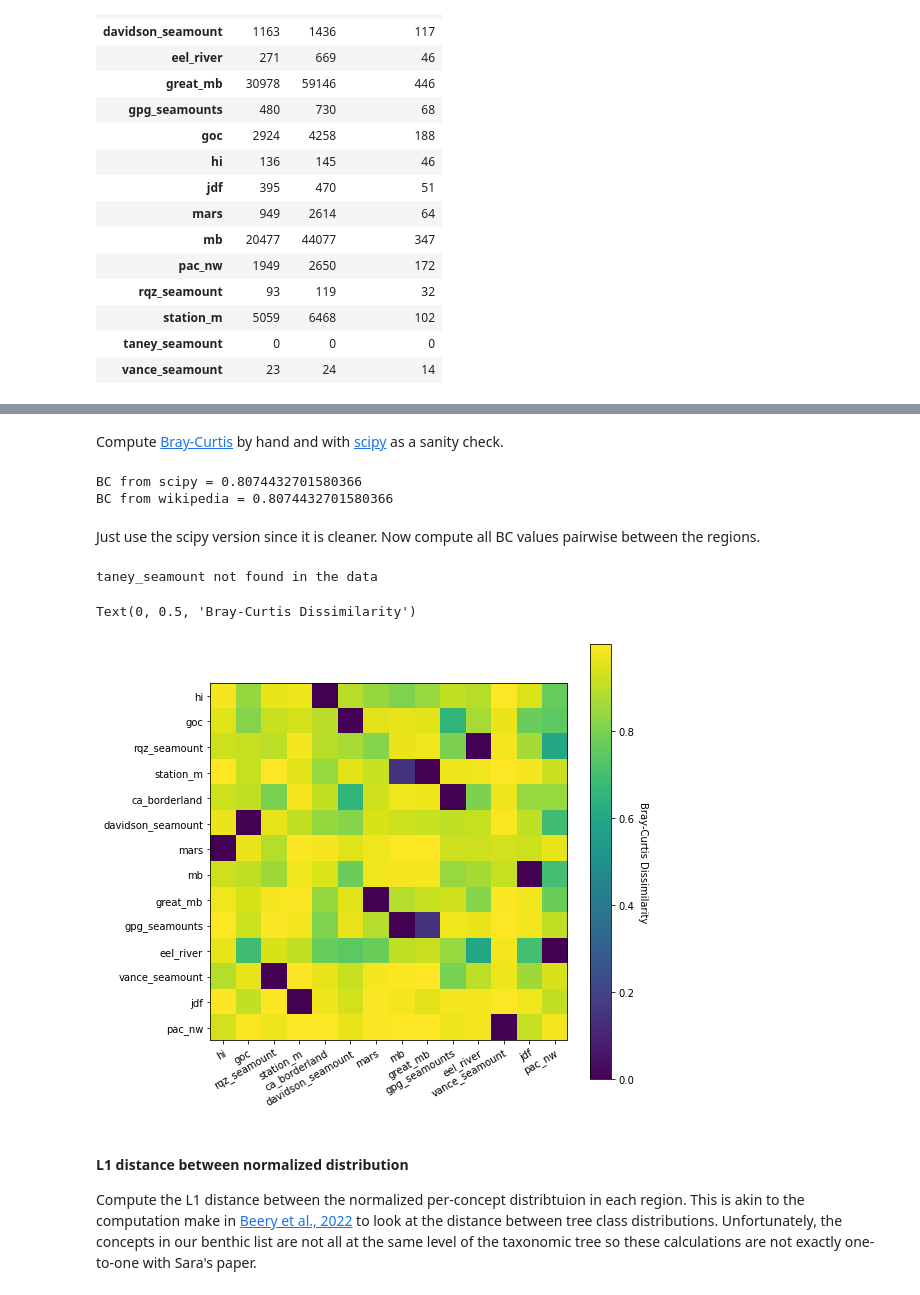
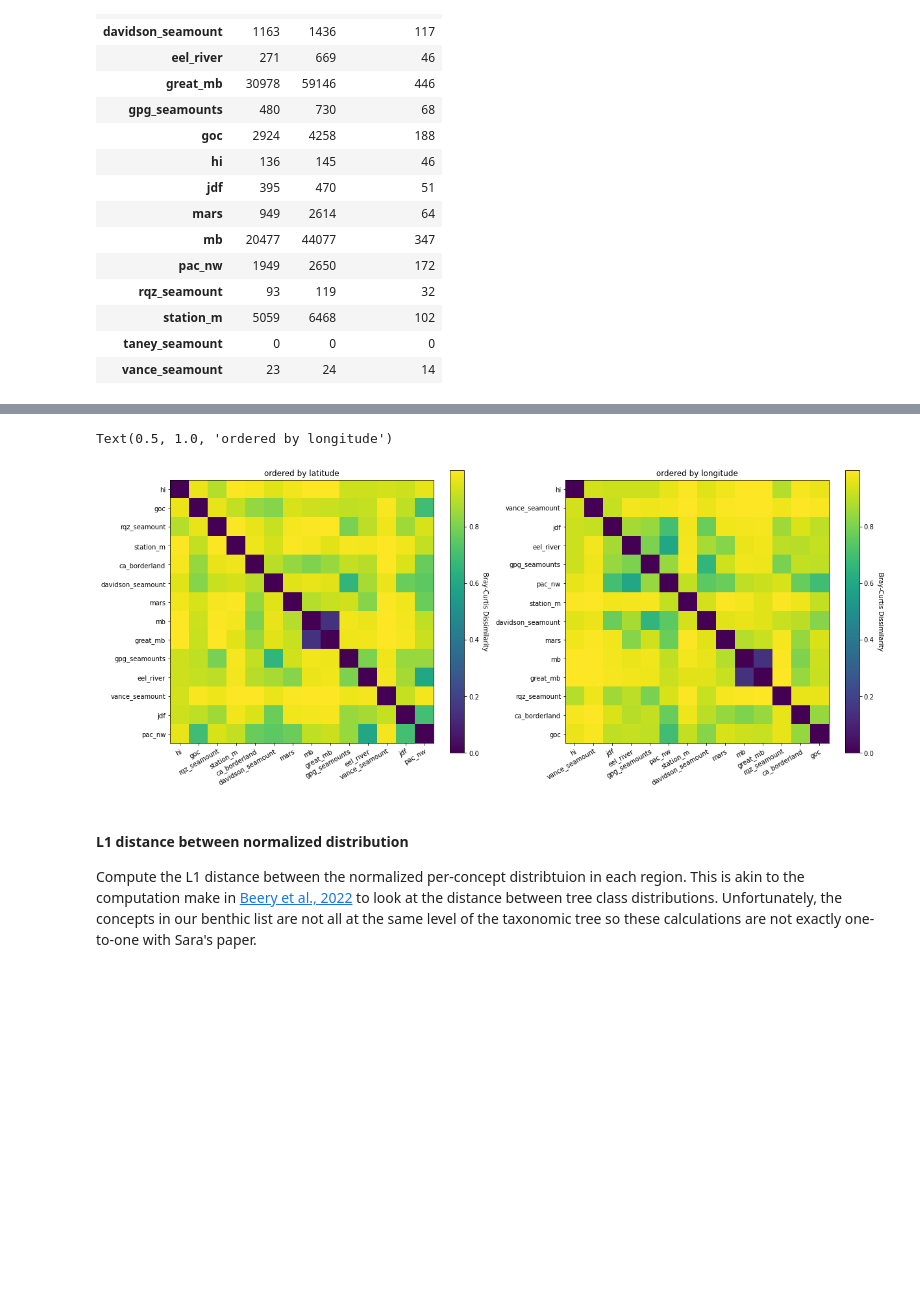
Before and after one commit to eor314/duds_explore, a Jupyter notebook: duds_explore.ipynb, the cells around one changed output, grey strips where cells are left out. Drawn from its saved outputs; the diff is of its cells as text; code cells hidden in the pictures; blank space fills up the shorter version.

Commit message:
clean up notebook

```diff
--- a/duds_explore.ipynb
+++ b/duds_explore.ipynb
@@ -211,4 +196,0 @@ Compare `mb` and `ca_borderland` bbox counts with the distance.
-# %%
-# pull out the boudning boxes from the two regions
-tmp = counts_df.xs("bboxes", level="count-type")[['ca_borderland', 'mb']]
-tmp
@@ -230,38 +197,39 @@ tmp
-# %% [markdown]
-Compute [Bray-Curtis](https://en.wikipedia.org/wiki/Bray%E2%80%93Curtis_dissimilarity) by hand and with [scipy](https://docs.scipy.org/doc/scipy/reference/generated/scipy.spatial.distance.braycurtis.html) as a sanity check.
-# %%
-# using the wikipedia forumlation
-bcwiki = 1 - float(2*tmp[['ca_borderland', 'mb']].min(axis=1).sum())/ \
-    float(tmp[['ca_borderland', 'mb']].sum().sum())
-
-# using scipy
-bcscipy = braycurtis(tmp['mb'].to_numpy(), tmp['ca_borderland'].to_numpy())
-
-print(f'BC from scipy = {bcscipy}\n\
-BC from wikipedia = {bcwiki}', )
-# %% [output]
-BC from scipy = 0.8074432701580366
-BC from wikipedia = 0.8074432701580366
-# %% [markdown]
-Just use the scipy version since it is cleaner. Now compute all BC values pairwise between the regions.
-# %%
-tmp = counts_df.xs("bboxes", level="count-type")
-tmp = tmp.drop('taney_seamount', axis=1)  # drop Taney Seamount since there are no labels
-
-outbc = pairwise_bc(tmp, order=regions_df.index.to_list())
-
-fig, ax = plt.subplots(figsize=(8,8))
-im, cbar = heatmap(outbc.to_numpy(),
-    row_labels=outbc.columns.to_list(),
-    col_labels=outbc.columns.to_list(),
-    ax=ax,
-    cmap='viridis'
-)
-cbar.ax.set_ylabel('Bray-Curtis Dissimilarity', rotation=-90, va="bottom")
-# %% [output]
-taney_seamount not found in the data
-Text(0, 0.5, 'Bray-Curtis Dissimilarity')
-[figure, removed]
+# %%
+# make two plots, one ordered by latitude the other by longitude
+fig, ax = plt.subplots(1, 2, figsize=(20, 8))
+
+# reorder the indicies by latitude
+ordercol = regions_df.sort_values('max-latitude').index.to_list()
+ordercol.remove('taney_seamount')
+tmp = tmp[ordercol]
+
+outbc = pairwise_bc(tmp)
+im, cbar = heatmap(outbc.to_numpy(),
+    row_labels=outbc.columns.to_list(),
+    col_labels=outbc.columns.to_list(),
+    ax=ax[0],
+    cmap='viridis'
+)
+cbar.ax.set_ylabel('Bray-Curtis Dissimilarity', rotation=-90, va="bottom")
+ax[0].set_title('ordered by latitude')
+
+#
+ordercol = regions_df.sort_values('max-longitude').index.to_list()
+ordercol.remove('taney_seamount')
+tmp = tmp[ordercol]
+
+outbc = pairwise_bc(tmp)
+im, cbar = heatmap(outbc.to_numpy(),
+    row_labels=outbc.columns.to_list(),
+    col_labels=outbc.columns.to_list(),
+    ax=ax[1],
+    cmap='viridis'
+)
+cbar.ax.set_ylabel('Bray-Curtis Dissimilarity', rotation=-90, va="bottom")
+ax[1].set_title('ordered by longitude')
+# %% [output]
+Text(0.5, 1.0, 'ordered by longitude')
+[figure, added]
 # %% [markdown]
 #### L1 distance between normalized distribution
 Compute the L1 distance between the normalized per-concept distribtuion in each region. This is akin to the computation make in [Beery et al., 2022](https://openaccess.thecvf.com/content/CVPR2022/papers/Beery_The_Auto_Arborist_Dataset_A_Large-Scale_Benchmark_for_Multiview_Urban_CVPR_2022_paper.pdf) to look at the distance between tree class distributions. Unfortunately, the concepts in our benthic list are not all at the same level of the taxonomic tree so these calculations are not exactly one-to-one with Sara's paper.
```
Also changed, not shown: parts of 20 cells of this notebook.
